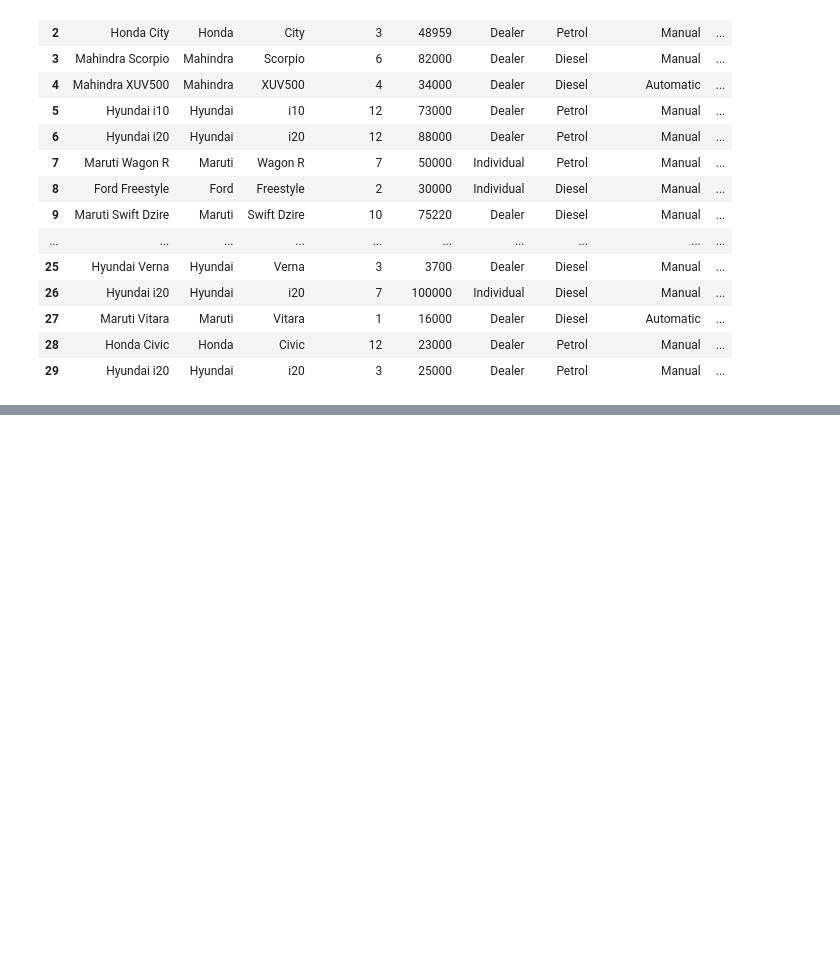
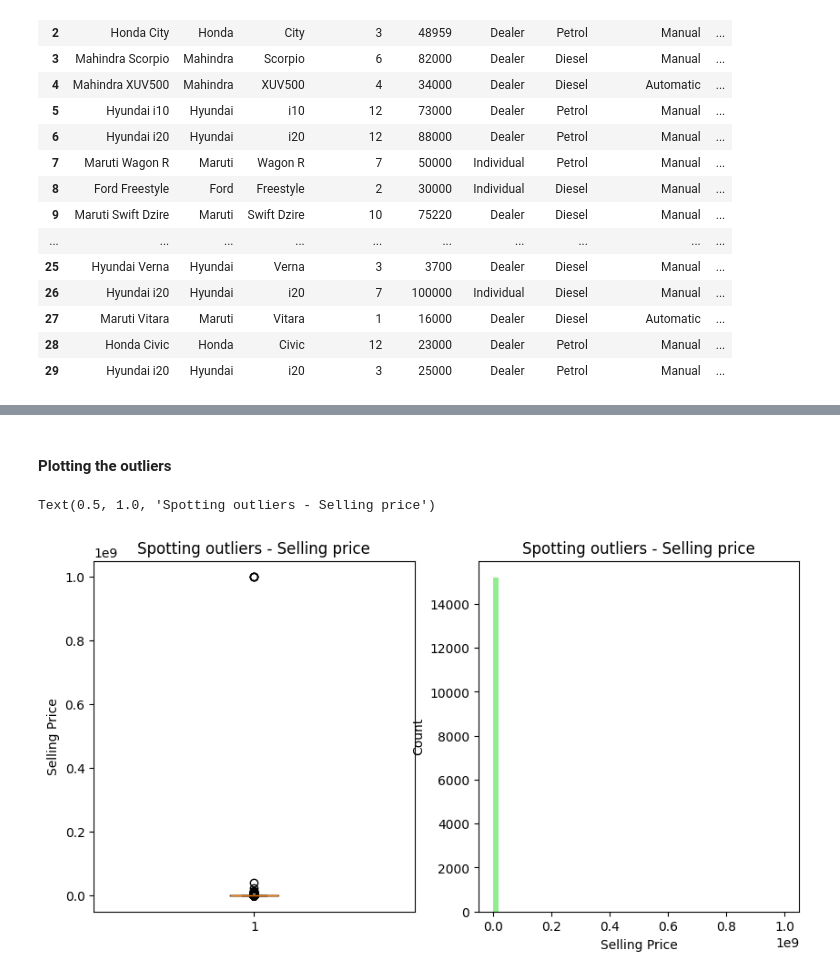
Before and after one commit to VeenaKodimala/Certificate-Program-in-AIML-IIT-Patna, a Jupyter notebook: MODULE 2 - CLASSICAL ML/Handling Real world messy data/Data Exploration.ipynb, the cells around one changed output, grey strips where cells are left out. Cells and saved outputs as stored; diff of their text form; code cells hidden in the pictures; blank space fills up the shorter version.

```diff
--- a/MODULE 2 - CLASSICAL ML/Handling Real world messy data/Data Exploration.ipynb
+++ b/MODULE 2 - CLASSICAL ML/Handling Real world messy data/Data Exploration.ipynb
@@ -308,0 +458,10 @@ df['km_driven'] = pd.to_numeric(df['km_driven'])
+# %%
+#Clean the column - strip
+df['mileage'] = df['mileage'].str.strip()
+#Replace everything, except numbers, with ''. This time we are doing by regex.
+df['mileage'] = df['mileage'].replace(r"[^0-9]","",regex=True)
+df.tail(30)
+
+
+#Converting the column into numeric
+df['mileage'] = pd.to_numeric(df['mileage'])
@@ -308,0 +470,7 @@ df['km_driven'] = pd.to_numeric(df['km_driven'])
+# %%
+for i in ['engine','mileage','max_power']:
+    median_val = df[i].median()
+    df[i] = df[i].fillna(median_val)
+    print(f"Filled missing values of {i} with {median_val}")
+
+df.info()
@@ -308,0 +497,5 @@ df['km_driven'] = pd.to_numeric(df['km_driven'])
+# %%
+seats_mode = df['seats'].mode()[0]
+print(f"mode of seats column: {seats_mode}")
+df['seats'] = df['seats'].fillna(seats_mode)
+df.info()
@@ -308,0 +526,5 @@ df['km_driven'] = pd.to_numeric(df['km_driven'])
+# %%
+print(f"Total no.of duplicates present in dataset: {df.duplicated().sum()}")
+df=df.drop_duplicates()
+print(f"Total no.of duplicates present in dataset after dropping duplicates: Just for checking: {df.duplicated().sum()}")
+df.describe()
@@ -308,0 +543,18 @@ df['km_driven'] = pd.to_numeric(df['km_driven'])
+# %% [markdown]
+#### Plotting the outliers
+# %%
+fig,ax = plt.subplots(1,2,figsize=(10,5))
+
+#Boxplot
+ax[0].boxplot(df['selling_price'].dropna(),vert=True)
+ax[0].set_ylabel("Selling Price")
+ax[0].set_title("Spotting outliers - Selling price")
+
+#Histogram
+ax[1].hist(df['selling_price'].dropna(),bins=50,color='lightgreen')
+ax[1].set_ylabel("Count")
+ax[1].set_xlabel("Selling Price")
+ax[1].set_title("Spotting outliers - Selling price")
+# %% [output]
+Text(0.5, 1.0, 'Spotting outliers - Selling price')
+[figure, added]
```
Also changed, not shown: parts of 34 cells of this notebook, 2 other files.
